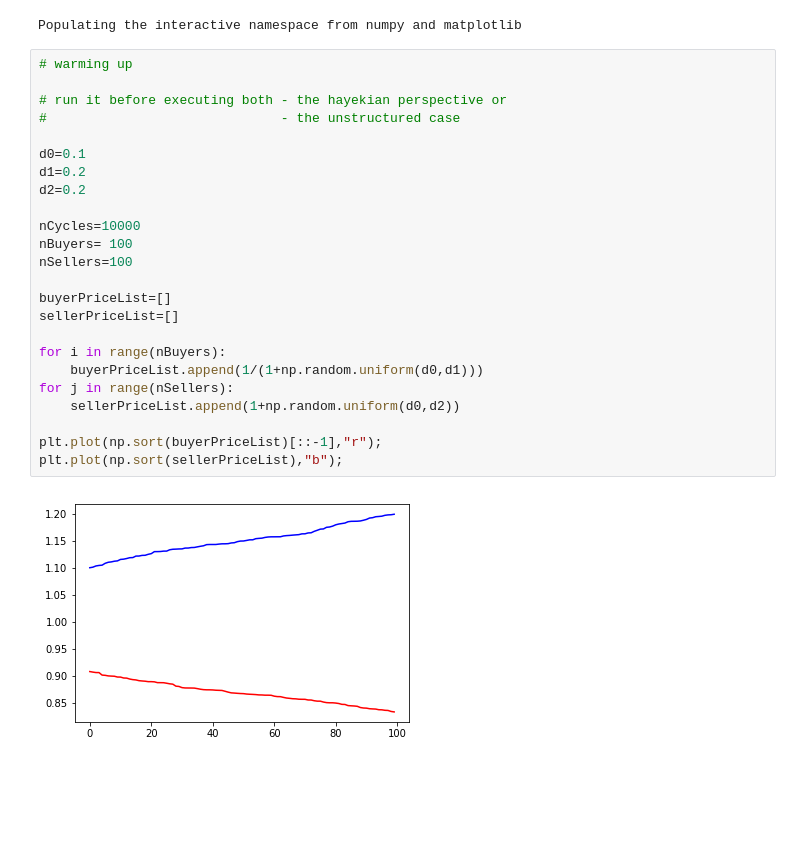
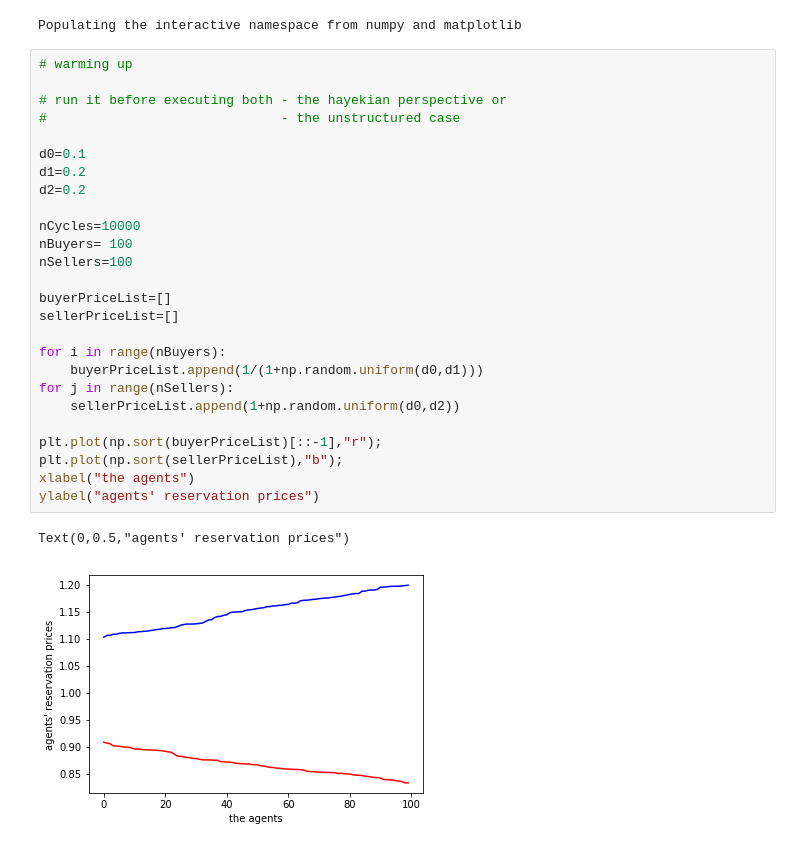
Before and after one commit to terna/microHayekianMarket, a Jupyter notebook: microHayekianMarket.ipynb, the cells around one changed output. Cells and saved outputs as stored; diff of their text form; blank space fills up the shorter version.

```diff
--- a/microHayekianMarket.ipynb
+++ b/microHayekianMarket.ipynb
@@ -32,29 +32,32 @@ Populating the interactive namespace from numpy and matplotlib
 # %%
 # warming up
 
 # run it before executing both - the hayekian perspective or
 #                              - the unstructured case
 
 d0=0.1
 d1=0.2
 d2=0.2
 
 nCycles=10000
 nBuyers= 100
 nSellers=100
 
 buyerPriceList=[]
 sellerPriceList=[]
 
 for i in range(nBuyers):
     buyerPriceList.append(1/(1+np.random.uniform(d0,d1)))
 for j in range(nSellers):
     sellerPriceList.append(1+np.random.uniform(d0,d2))
 
 plt.plot(np.sort(buyerPriceList)[::-1],"r");
 plt.plot(np.sort(sellerPriceList),"b");
+xlabel("the agents")
+ylabel("agents' reservation prices")
 # %% [output]
+Text(0,0.5,"agents' reservation prices")
-[figure, old version]
+[figure, new version]
 # %%
 # hayekian perspective
 meanPrice_ts=[]
```
Also changed, not shown: parts of 3 cells of this notebook, 1 other file.
